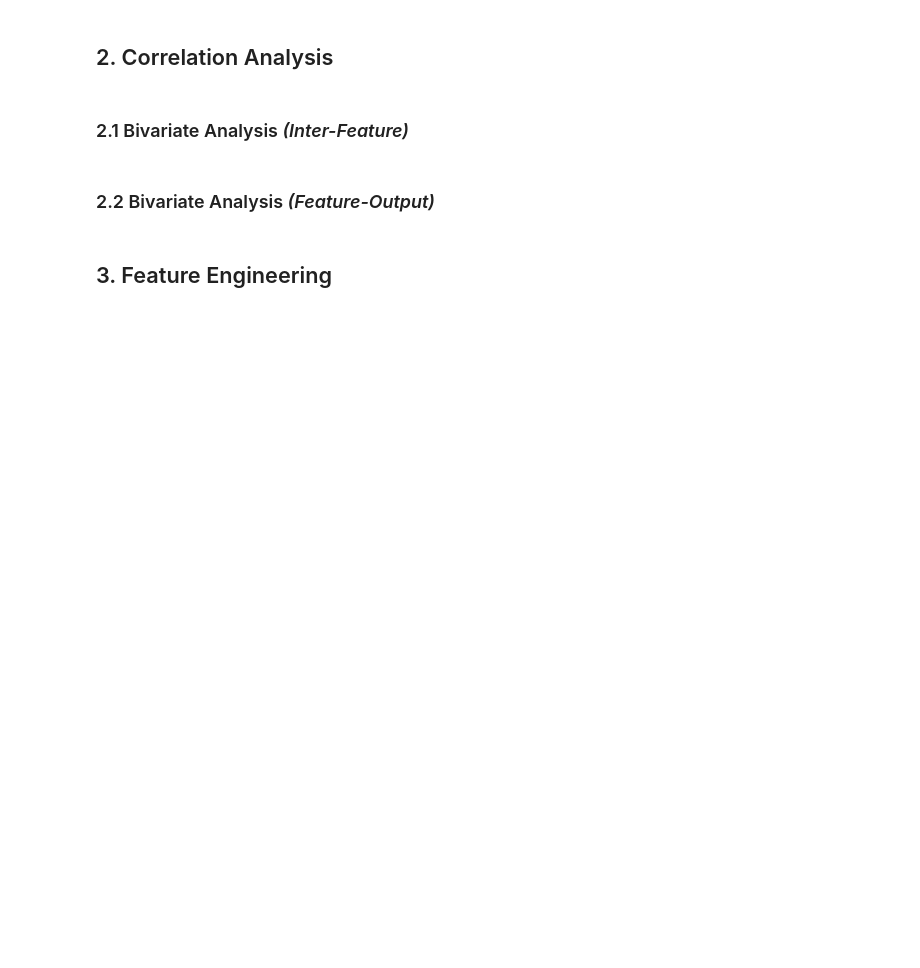
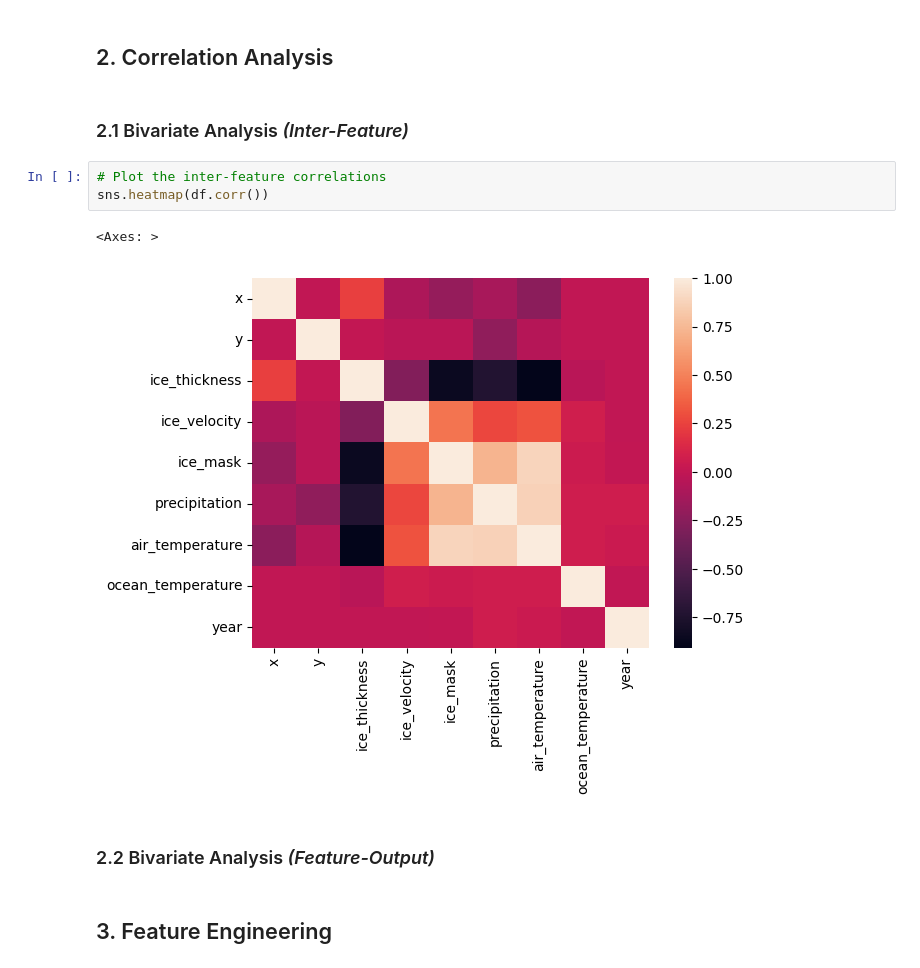
Before and after one commit to sam-mata/BSc-Hons, a Jupyter notebook: EDA.ipynb, the cells around one changed output. Drawn from its saved outputs; the diff is of its cells as text; blank space fills up the shorter version.

```diff
--- a/EDA.ipynb
+++ b/EDA.ipynb
@@ -38,6 +117,12 @@ print(f"🎯 Targets: \n {targets.head()}")
 ## 2. Correlation Analysis
 # %% [markdown]
 ### 2.1 Bivariate Analysis _(Inter-Feature)_
+# %%
+# Plot the inter-feature correlations
+sns.heatmap(df.corr())
+# %% [output]
+<Axes: >
+[figure, added]
 # %% [markdown]
 ### 2.2 Bivariate Analysis _(Feature-Output)_
 # %% [markdown]
```
Also changed, not shown: parts of 7 cells of this notebook, 14 other files.
